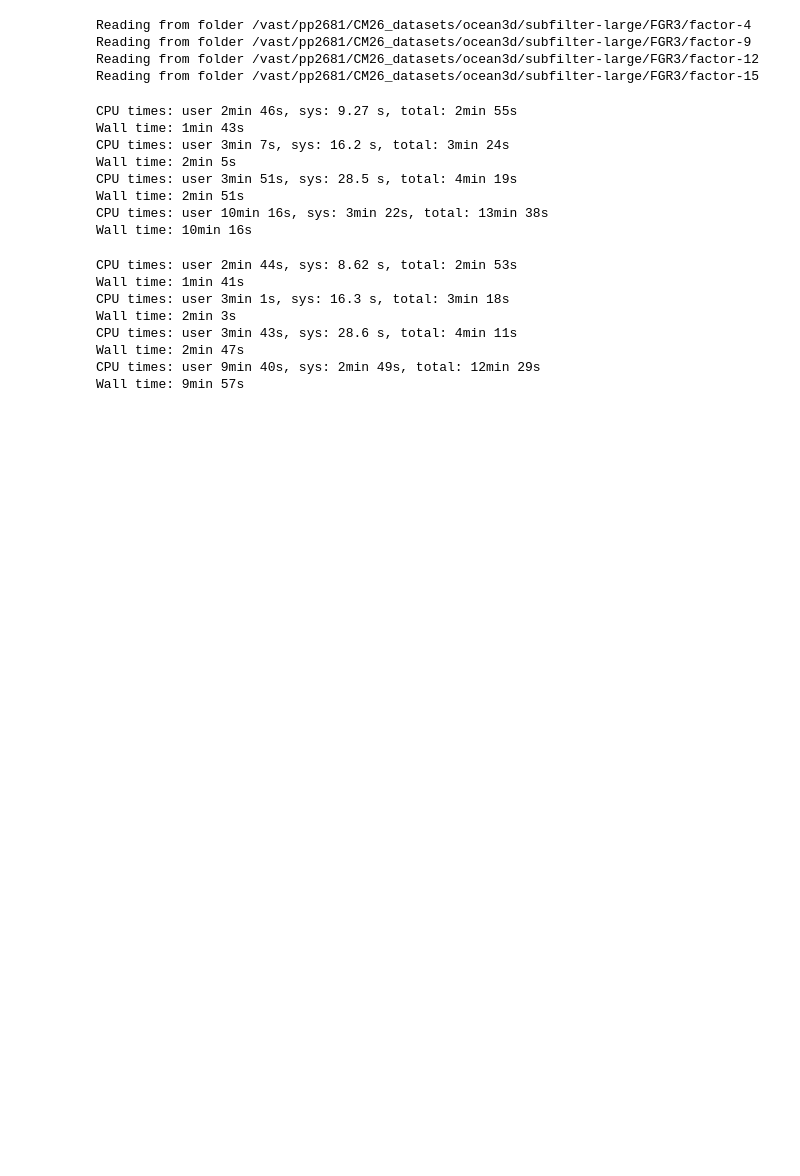
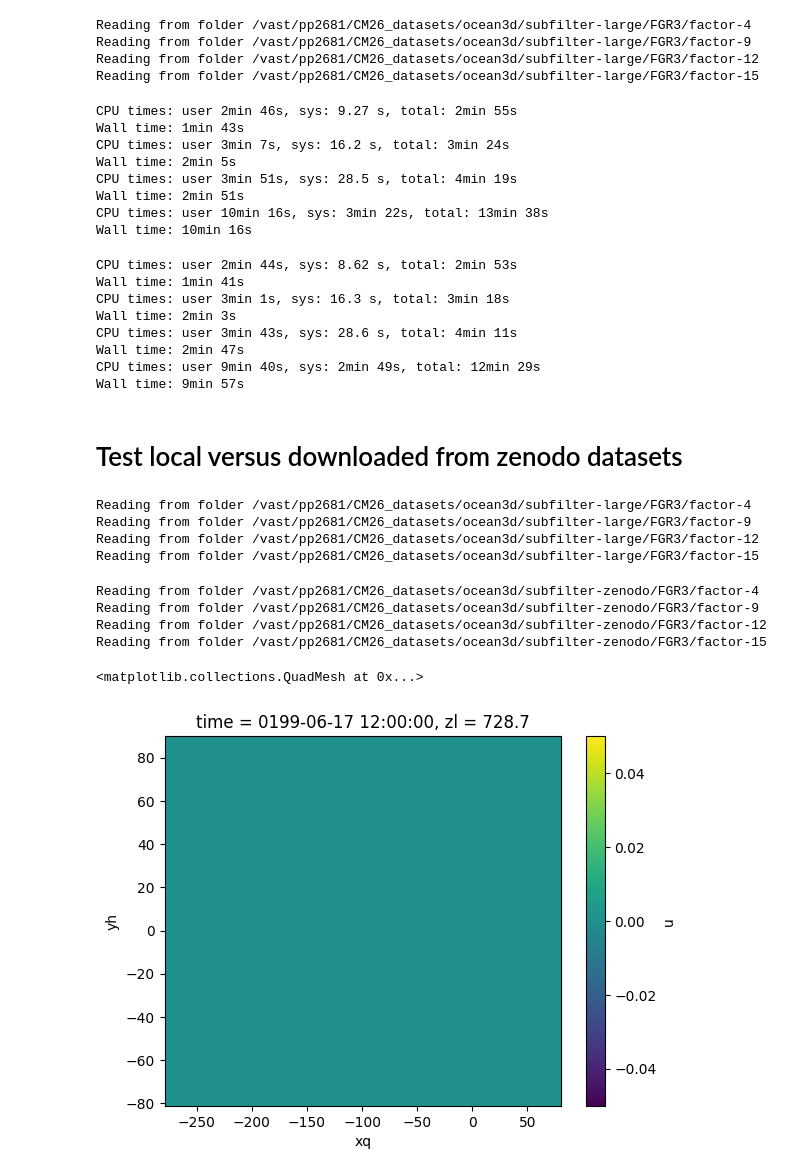
Before and after one commit to m2lines/ANN-momentum-mesoscale, a Jupyter notebook: notebooks/Figure-1.ipynb, the cells around one changed output. Cells and saved outputs as stored; diff of their text form; code cells hidden in the pictures; blank space fills up the shorter version.

Commit message:
test zenodo dataset

```diff
--- a/notebooks/Figure-1.ipynb
+++ b/notebooks/Figure-1.ipynb
@@ -324,3 +324,24 @@ CPU times: user 3min 43s, sys: 28.6 s, total: 4min 11s
 Wall time: 2min 47s
 CPU times: user 9min 40s, sys: 2min 49s, total: 12min 29s
 Wall time: 9min 57s
+# %% [markdown]
+# Test local versus downloaded from zenodo datasets
+# %%
+ds_old = read_datasets(['test'], [4,9,12,15], subfilter='subfilter-large', FGR=3)
+# %% [output]
+Reading from folder /vast/pp2681/CM26_datasets/ocean3d/subfilter-large/FGR3/factor-4
+Reading from folder /vast/pp2681/CM26_datasets/ocean3d/subfilter-large/FGR3/factor-9
+Reading from folder /vast/pp2681/CM26_datasets/ocean3d/subfilter-large/FGR3/factor-12
+Reading from folder /vast/pp2681/CM26_datasets/ocean3d/subfilter-large/FGR3/factor-15
+# %%
+ds_new = read_datasets(['test'], [4,9,12,15], subfilter='subfilter-zenodo', FGR=3)
+# %% [output]
+Reading from folder /vast/pp2681/CM26_datasets/ocean3d/subfilter-zenodo/FGR3/factor-4
+Reading from folder /vast/pp2681/CM26_datasets/ocean3d/subfilter-zenodo/FGR3/factor-9
+Reading from folder /vast/pp2681/CM26_datasets/ocean3d/subfilter-zenodo/FGR3/factor-12
+Reading from folder /vast/pp2681/CM26_datasets/ocean3d/subfilter-zenodo/FGR3/factor-15
+# %%
+(ds_new['test-15'].data.u[5][5] - ds_old['test-15'].data.u[5][5]).plot()
+# %% [output]
+<matplotlib.collections.QuadMesh at 0x...>
+[figure, added]
```
Also changed, not shown: parts of 6 cells of this notebook, 1 other file.
